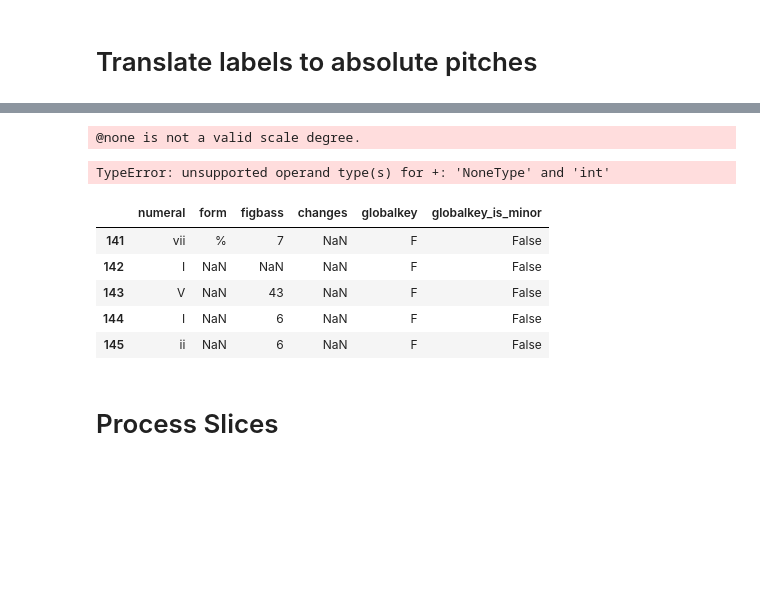
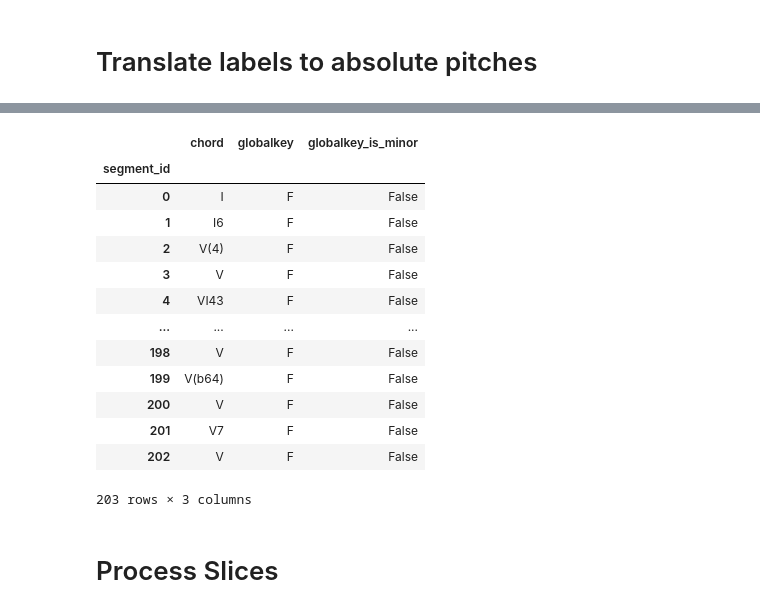
Before and after one commit to judah-daniels/protovoices-haskell, a Jupyter notebook: preprocessing/preprocess.ipynb, the cells around one changed output, grey strips where cells are left out. Saved outputs shown, nothing was run; the diff lists cells and outputs as text; code cells hidden in the pictures; blank space fills up the shorter version.

```diff
--- a/preprocessing/preprocess.ipynb
+++ b/preprocessing/preprocess.ipynb
@@ -93,3 +93,9 @@ chords = labels.loc[('ABC', 'n01op18-1_03')]
 desired_chord_columns = ['chord','pedal','numeral','form','figbass','changes','relativeroot','localkey','globalkey']
 chordz = chords.copy()[desired_chord_columns].reset_index()
 chordz = chordz.reset_index()
+# %%
+chords_abs_columns = ['chord', 'globalkey','globalkey_is_minor']
+# %%
+clean_chords = chordz[chordz['chord'] != '@none']
+ms.labels2global_tonic(clean_chords, inplace=True)
+chordsAbs = clean_chords.copy()[chords_abs_columns]
@@ -96 +118,5 @@ chordz = chordz.reset_index()
+# %%
+full_chords_abs = pd.concat([chordsAbs, chordz[chordz['chord'] == '@none']]).sort_index()[chords_abs_columns]
+# %%
+full_chords_abs.index.name = 'segment_id'
 # %%
@@ -146,14 +123,0 @@ chordzz.loc[140:145]
-# %%
-chordsAbs = ms.labels2global_tonic(chordzz.loc[140:145])
-# %% [output]
-@none is not a valid scale degree.
-TypeError: unsupported operand type(s) for +: 'NoneType' and 'int'
-# %%
-chordsAbs
-# %% [output]
-|  | numeral | form | figbass | changes | globalkey | globalkey_is_minor |
-| 141 | vii | % | 7 | NaN | F | False |
-| 142 | I | NaN | NaN | NaN | F | False |
-| 143 | V | NaN | 43 | NaN | F | False |
-| 144 | I | NaN | 6 | NaN | F | False |
-| 145 | ii | NaN | 6 | NaN | F | False |
@@ -164,3 +124,20 @@ chordsAbs
+# %%
+full_chords_abs
+# %% [output]
+|  | chord | globalkey | globalkey_is_minor |
+| segment_id |  |  |  |
+| 0 | I | F | False |
+| 1 | I6 | F | False |
+| 2 | V(4) | F | False |
+| 3 | V | F | False |
+| 4 | VI43 | F | False |
+| ... | ... | ... | ... |
+| 198 | V | F | False |
+| 199 | V(b64) | F | False |
+| 200 | V | F | False |
+| 201 | V7 | F | False |
+| 202 | V | F | False |
+203 rows × 3 columns
 # %% [markdown]
 # Process Slices
 # %%
```
Also changed, not shown: parts of 21 cells of this notebook.
